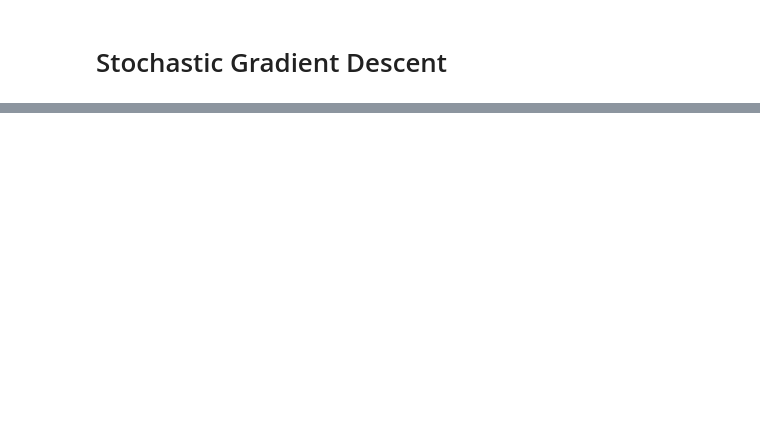
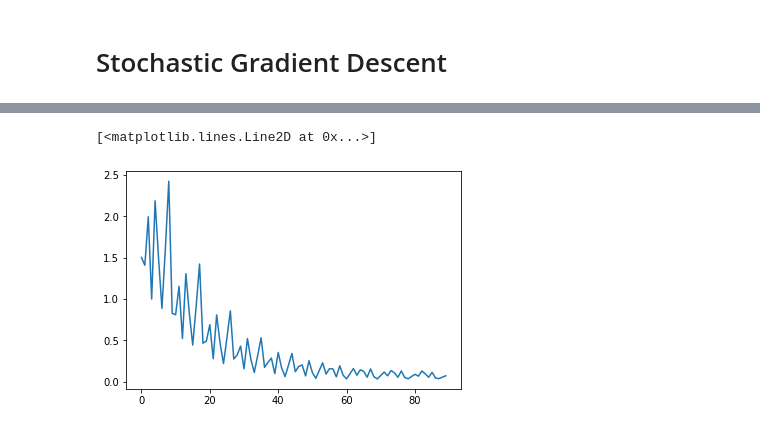
Before and after one commit to nithinag10/machine_learning, a Jupyter notebook: Linear_regression_using__different_optimizers.ipynb, the cells around one changed output, grey strips where cells are left out. Drawn from its saved outputs; the diff is of its cells as text; code cells hidden in the pictures; blank space fills up the shorter version.

```diff
--- a/Linear_regression_using__different_optimizers.ipynb
+++ b/Linear_regression_using__different_optimizers.ipynb
@@ -310 +335,23 @@ def stochastic_gradient_descent(X, y , learning_rate , epochs):
+# %%
+def minbatch_gradient_descent(X, y , learning_rate , epochs, batch_size):
+  cost_history = []
+  w = np.ones((X.shape[0] ,1))
+  b = 0
+  n = len(y)
+  if batch_size > n:
+    batch_size = n
+  for epoch in range(epochs):
+    for i in range(0, n , batch_size):
+      xt = X.T[i:i+batch_size]
+      yt = y[i:i+batch_size]
+      hypothesis = np.dot(xt , w) + b
+      loss = yt - hypothesis
+      w_grad = (-2/n) * np.dot(xt.T, loss)
+      b_grad = (-2/n) * np.sum(yt - hypothesis)
+      w = w - (learning_rate * w_grad)
+      b = b - (learning_rate * b_grad)
+      if epoch%10 == 0:
+        cost = np.mean(np.square(yt - hypothesis))
+        cost_history.append(cost)
+  return cost_history , w, b
 # %%
@@ -317,0 +359,5 @@ X[0].shape
+# %%
+plt.plot(range(len(history)) , history)
+# %% [output]
+[<matplotlib.lines.Line2D at 0x...>]
+[figure, added]
```
Also changed, not shown: parts of 12 cells of this notebook.
